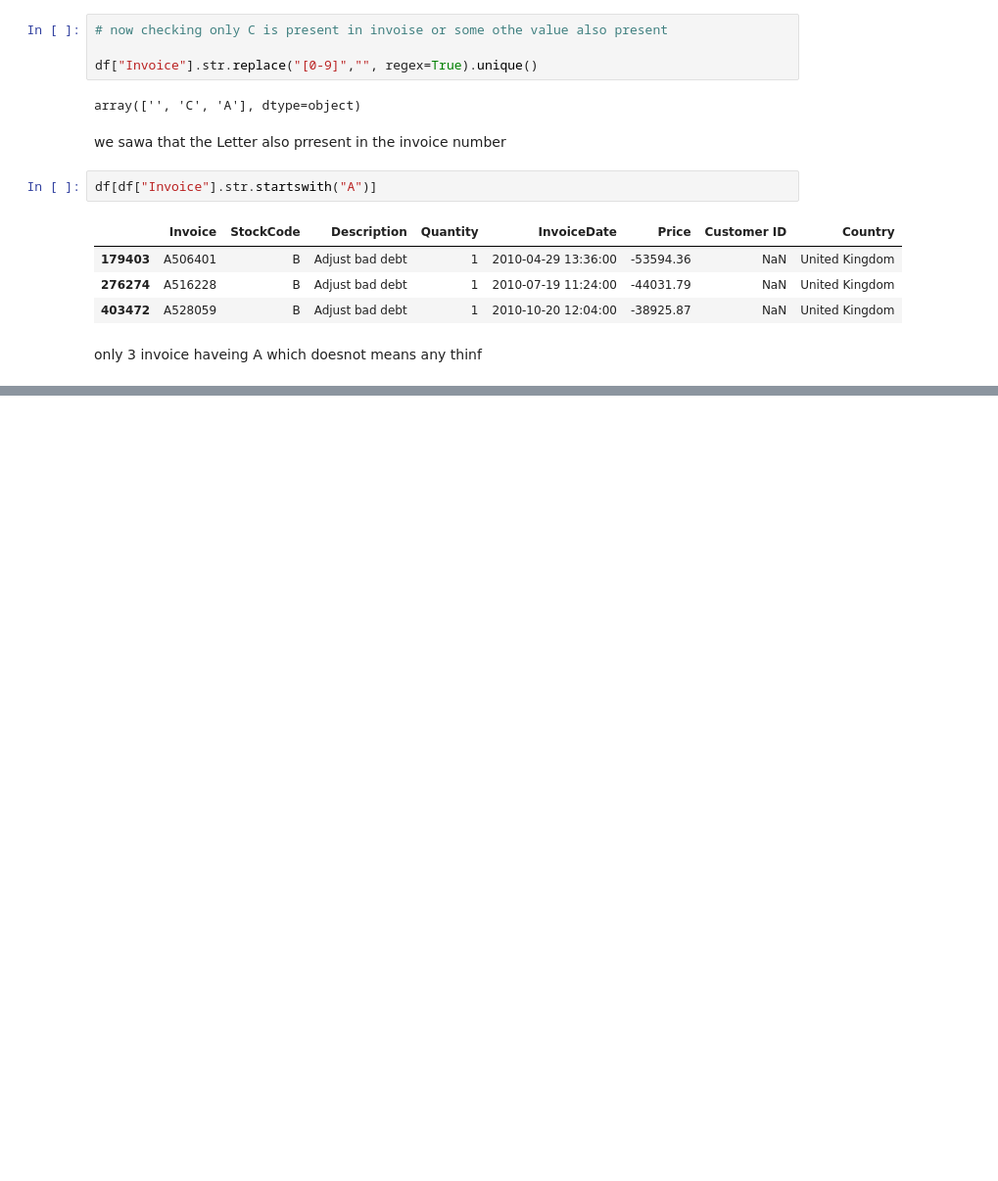
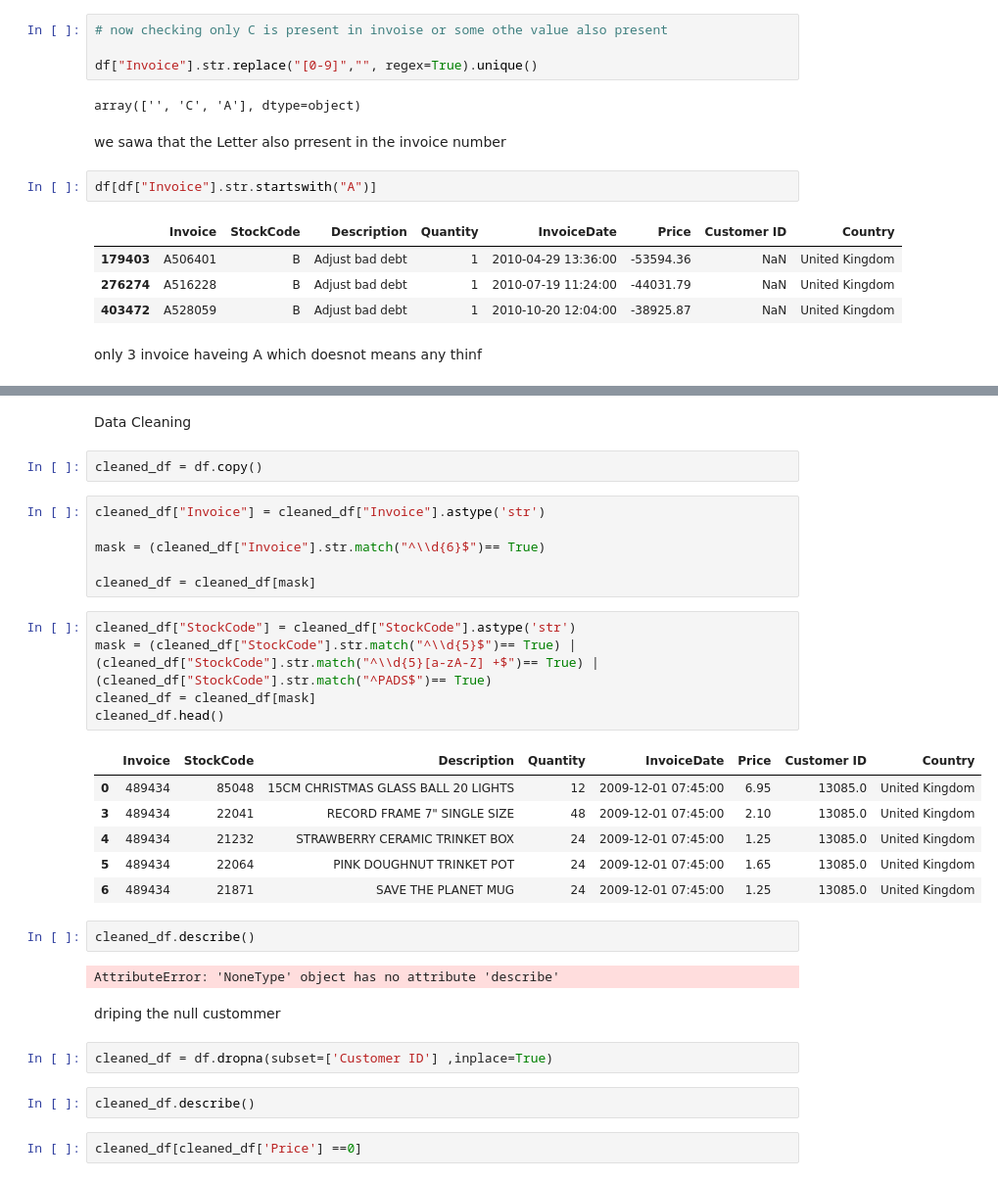
Before and after one commit to abhayyadav9/machineLearning, a Jupyter notebook: UnSupervised_learning/Kmean/customer_segmentaaaaatio.ipynb, the cells around one changed output, grey strips where cells are left out. Shown: that part at 98% size. Saved outputs shown, nothing was run; the diff lists cells and outputs as text; blank space fills up the shorter version.

```diff
--- a/UnSupervised_learning/Kmean/customer_segmentaaaaatio.ipynb
+++ b/UnSupervised_learning/Kmean/customer_segmentaaaaatio.ipynb
@@ -128,0 +168,34 @@ only 3   invoice haveing A which doesnot means any thinf
+# %% [markdown]
+Data Cleaning
+# %%
+cleaned_df = df.copy()
+# %%
+cleaned_df["Invoice"] = cleaned_df["Invoice"].astype('str')
+
+mask = (cleaned_df["Invoice"].str.match("^\\d{6}$")== True)
+
+cleaned_df = cleaned_df[mask]
+# %%
+cleaned_df["StockCode"] = cleaned_df["StockCode"].astype('str')
+mask = (cleaned_df["StockCode"].str.match("^\\d{5}$")== True) | (cleaned_df["StockCode"].str.match("^\\d{5}[a-zA-Z] +$")== True) | (cleaned_df["StockCode"].str.match("^PADS$")== True)
+cleaned_df = cleaned_df[mask]
+cleaned_df.head()
+# %% [output]
+|  | Invoice | StockCode | Description | Quantity | InvoiceDate | Price | Customer ID | Country |
+| 0 | 489434 | 85048 | 15CM CHRISTMAS GLASS BALL 20 LIGHTS | 12 | 2009-12-01 07:45:00 | 6.95 | 13085.0 | United Kingdom |
+| 3 | 489434 | 22041 | RECORD FRAME 7" SINGLE SIZE | 48 | 2009-12-01 07:45:00 | 2.10 | 13085.0 | United Kingdom |
+| 4 | 489434 | 21232 | STRAWBERRY CERAMIC TRINKET BOX | 24 | 2009-12-01 07:45:00 | 1.25 | 13085.0 | United Kingdom |
+| 5 | 489434 | 22064 | PINK DOUGHNUT TRINKET POT | 24 | 2009-12-01 07:45:00 | 1.65 | 13085.0 | United Kingdom |
+| 6 | 489434 | 21871 | SAVE THE PLANET MUG | 24 | 2009-12-01 07:45:00 | 1.25 | 13085.0 | United Kingdom |
+# %%
+cleaned_df.describe()
+# %% [output]
+AttributeError: 'NoneType' object has no attribute 'describe'
+# %% [markdown]
+driping the null custommer
+# %%
+cleaned_df = df.dropna(subset=['Customer ID'] ,inplace=True)
+# %%
+cleaned_df.describe()
+# %%
+cleaned_df[cleaned_df['Price'] ==0]
```
Also changed, not shown: parts of 3 cells of this notebook.
